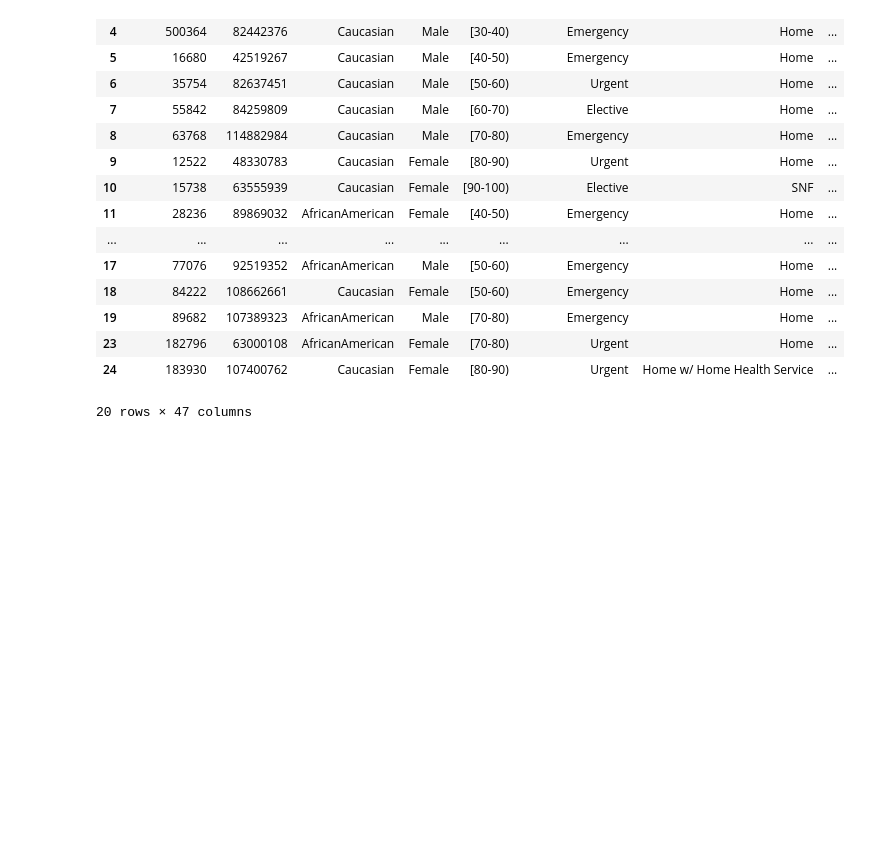
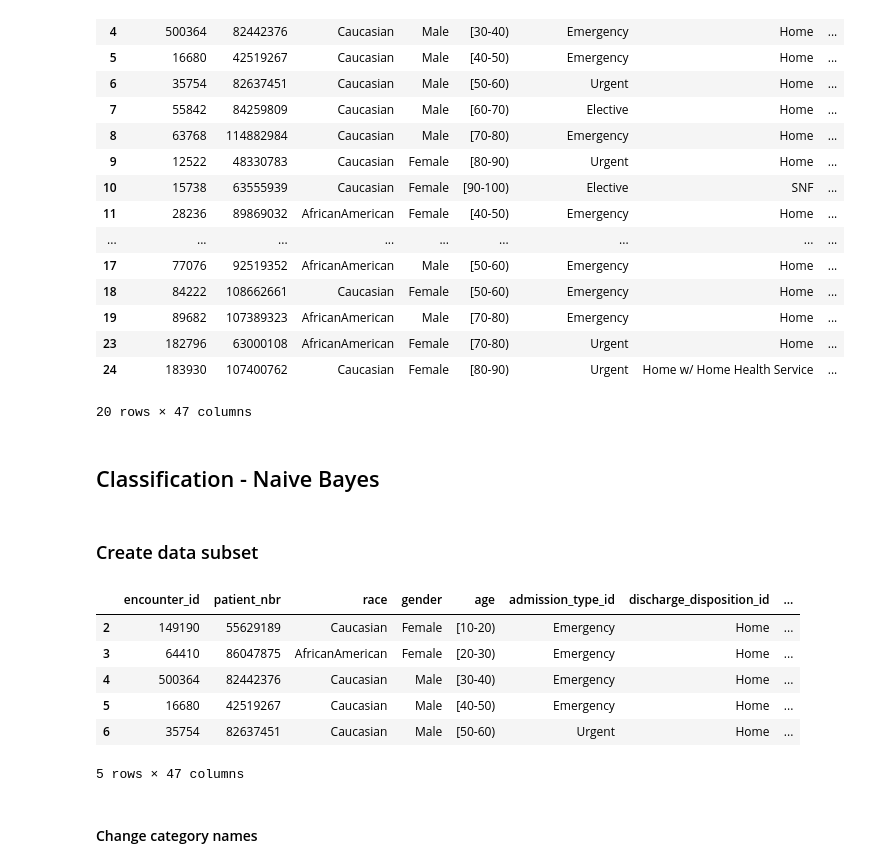
Before and after one commit to mattglenjackson/CP3403_Data_Mining, a Jupyter notebook: CP3403-project_v2_classification.ipynb, the cells around one changed output. Drawn from its saved outputs; the diff is of its cells as text; code cells hidden in the pictures; blank space fills up the shorter version.

Commit message:
Added Naive Bayes Classification to classification file.

```diff
--- a/CP3403-project_v2_classification.ipynb
+++ b/CP3403-project_v2_classification.ipynb
@@ -323,3 +324,22 @@ Number of missing values after removal:
 | 23 | 182796 | 63000108 | AfricanAmerican | Female | [70-80) | Urgent | Home | ... |
 | 24 | 183930 | 107400762 | Caucasian | Female | [80-90) | Urgent | Home w/ Home Health Service | ... |
 20 rows × 47 columns
+# %% [markdown]
+## Classification - Naive Bayes
+# %% [markdown]
+### Create data subset
+# %%
+# Some work was tried to create subset first before changing category names, but errors happened that were not easy to fix.
+# Changing category names first was a way to avoid the errors, and still keep the data integrity.
+class_data_1 = data_1.copy()
+class_data_1.head()
+# %% [output]
+|  | encounter_id | patient_nbr | race | gender | age | admission_type_id | discharge_disposition_id | ... |
+| 2 | 149190 | 55629189 | Caucasian | Female | [10-20) | Emergency | Home | ... |
+| 3 | 64410 | 86047875 | AfricanAmerican | Female | [20-30) | Emergency | Home | ... |
+| 4 | 500364 | 82442376 | Caucasian | Male | [30-40) | Emergency | Home | ... |
+| 5 | 16680 | 42519267 | Caucasian | Male | [40-50) | Emergency | Home | ... |
+| 6 | 35754 | 82637451 | Caucasian | Male | [50-60) | Urgent | Home | ... |
+5 rows × 47 columns
+# %% [markdown]
+#### Change category names
```
Also changed, not shown: parts of 19 cells of this notebook.
